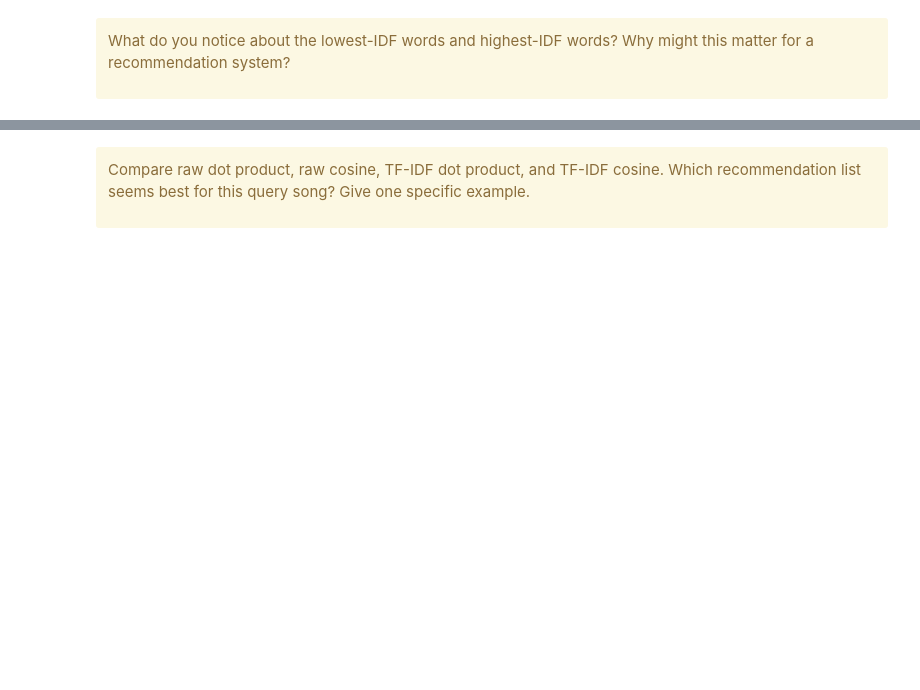
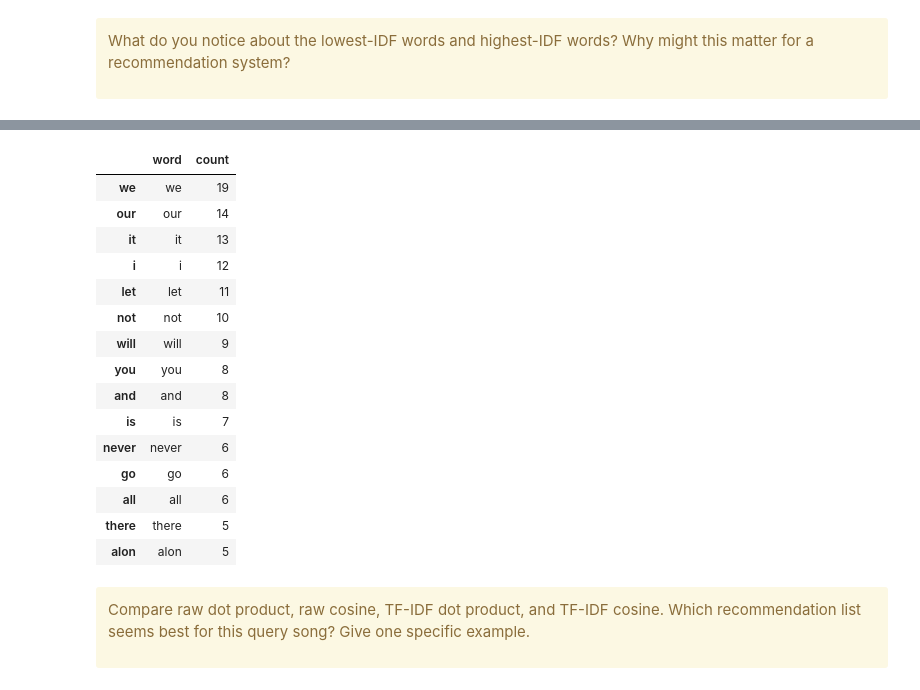
Before and after one commit to hdykens/UU_Lab_Repo, a Jupyter notebook: lab_02_in_class.ipynb, the cells around one changed output, grey strips where cells are left out. Drawn from its saved outputs; the diff is of its cells as text; code cells hidden in the pictures; blank space fills up the shorter version.

```diff
--- a/lab_02_in_class.ipynb
+++ b/lab_02_in_class.ipynb
@@ -536,3 +687,29 @@ tfidf_cos_matches[["artist_name", "song_title", "genre", "n_words", "score"]]
+# %%
+# Set Your Goals
+test = songs[songs['song_id']=="SOMIZXG12AF72A5F54"]
+word_counts = pd.DataFrame({
+    "word": word_cols,
+    "count": test[word_cols].iloc[0].astype(int),
+})
+
+word_counts.query("count > 0").sort_values("count", ascending=False).head(15)
+# %% [output]
+|  | word | count |
+| we | we | 19 |
+| our | our | 14 |
+| it | it | 13 |
+| i | i | 12 |
+| let | let | 11 |
+| not | not | 10 |
+| will | will | 9 |
+| you | you | 8 |
+| and | and | 8 |
+| is | is | 7 |
+| never | never | 6 |
+| go | go | 6 |
+| all | all | 6 |
+| there | there | 5 |
+| alon | alon | 5 |
 # %% [markdown]
 <div class="alert alert-block alert-warning">
 
```
Also changed, not shown: parts of 9 cells of this notebook.
